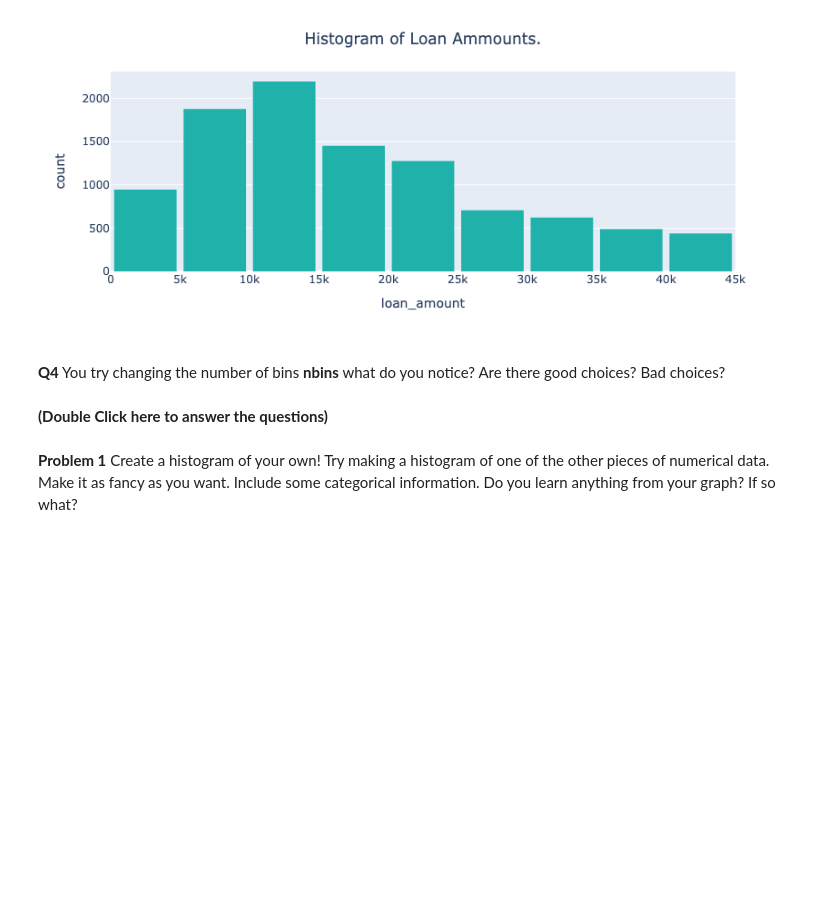
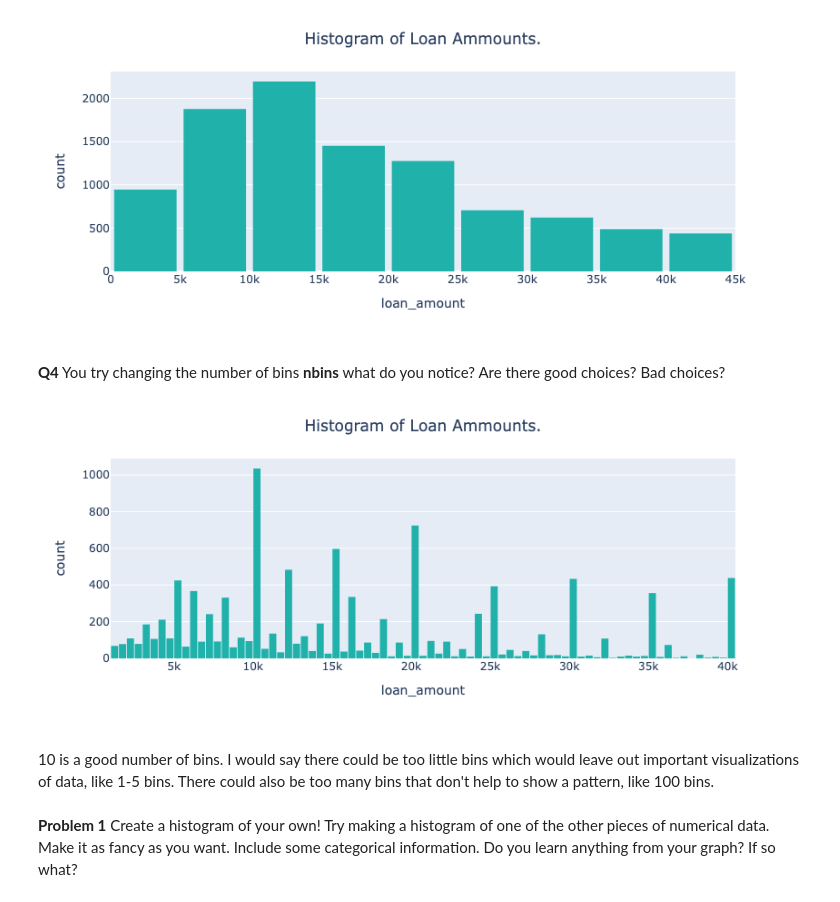
Before and after one commit to sophiamagcale/Day4, a Jupyter notebook: Day4-HW.ipynb, the cells around one changed output. Cells and saved outputs as stored; diff of their text form; code cells hidden in the pictures; blank space fills up the shorter version.

```diff
--- a/Day4-HW.ipynb
+++ b/Day4-HW.ipynb
@@ -105,8 +112,19 @@ fig.show()
 **Q4** You try changing the number of bins **nbins** what do you notice? Are there good choices? Bad choices?
 # %%
 # Your code here (experiment here)
+fig = px.histogram(DF,
+                   nbins=100,
+                   x='loan_amount',
+                   color_discrete_sequence=['lightseagreen'])
+
+fig.update_layout(bargap=0.1,
+                  title='Histogram of Loan Ammounts.',
+                  title_x=0.5)
+fig.show()
+# %% [output]
+[figure, added]
 # %% [markdown]
-**(Double Click here to answer the questions)**
+10 is a good number of bins. I would say there could be too little bins which would leave out important visualizations of data, like 1-5 bins. There could also be too many bins that don't help to show a pattern, like 100 bins.
 # %% [markdown]
 **Problem 1** Create a histogram of your own! Try making a histogram of one of the other pieces of numerical data. Make it as fancy as you want. Include some categorical information. Do you learn anything from your graph? If so what?
 # %%
```
Also changed, not shown: parts of 8 cells of this notebook.
